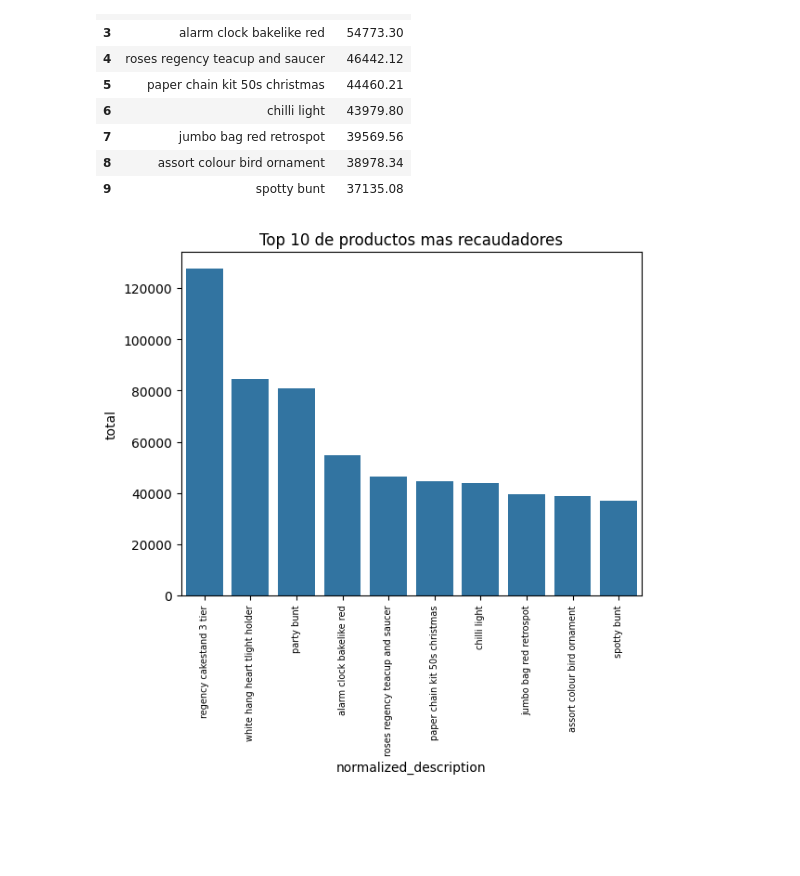
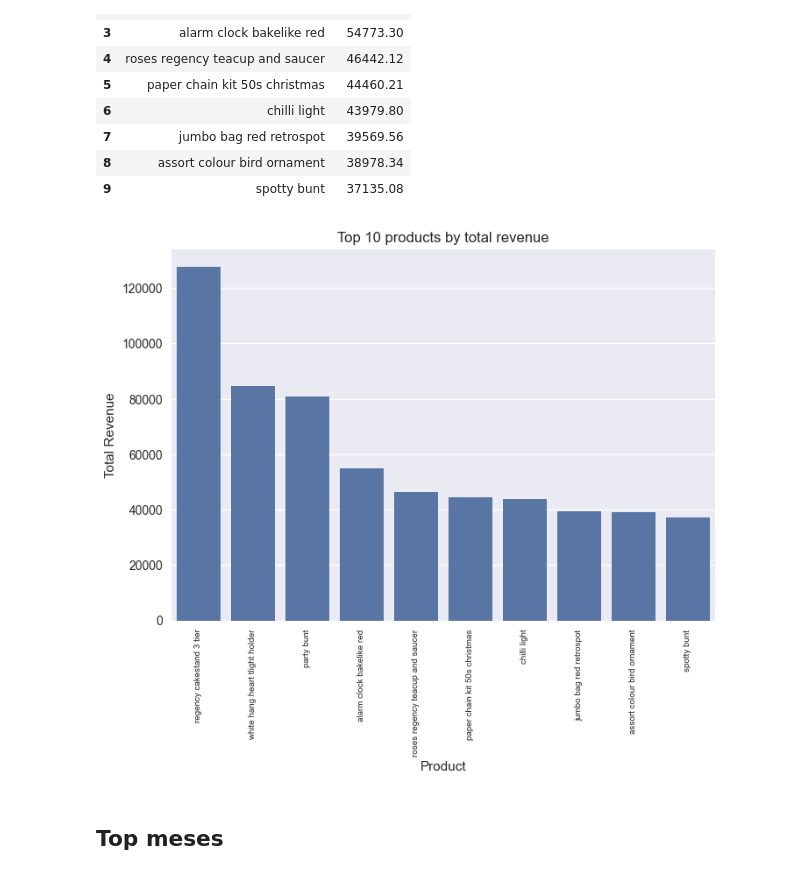
Before and after one commit to shimapi/hackathon-tripleten, a Jupyter notebook: notebook/EDA_clean.ipynb, the cells around one changed output. Cells and saved outputs as stored; diff of their text form; code cells hidden in the pictures; blank space fills up the shorter version.

```diff
--- a/notebook/EDA_clean.ipynb
+++ b/notebook/EDA_clean.ipynb
@@ -6,6 +6,9 @@ import matplotlib.pyplot as plt
 import seaborn as sns
 import pandas as pd
 import numpy as np
+# %%
+# paleta de estilo
+plt.style.use("seaborn-v0_8")
 # %% [markdown]
 ## Tratamiento de datos
 # %%
@@ -218,9 +223,13 @@ top10_products_total
 # %%
 # grafico de barras
 top10_products_total_barplot = sns.barplot(data=top10_products_total, x='normalized_description', y='total')
 top10_products_total_barplot.set_xticklabels(labels=top10_products_total['normalized_description'], rotation= 90, size=7)
 
-plt.title('Top 10 de productos mas recaudadores')
+plt.xlabel('Product')
+plt.ylabel('Total Revenue')
+plt.title('Top 10 products by total revenue')
 plt.show()
 # %% [output]
-[figure, old version]
+[figure, new version]
+# %% [markdown]
+## Top meses
```
Also changed, not shown: parts of 7 cells of this notebook.
